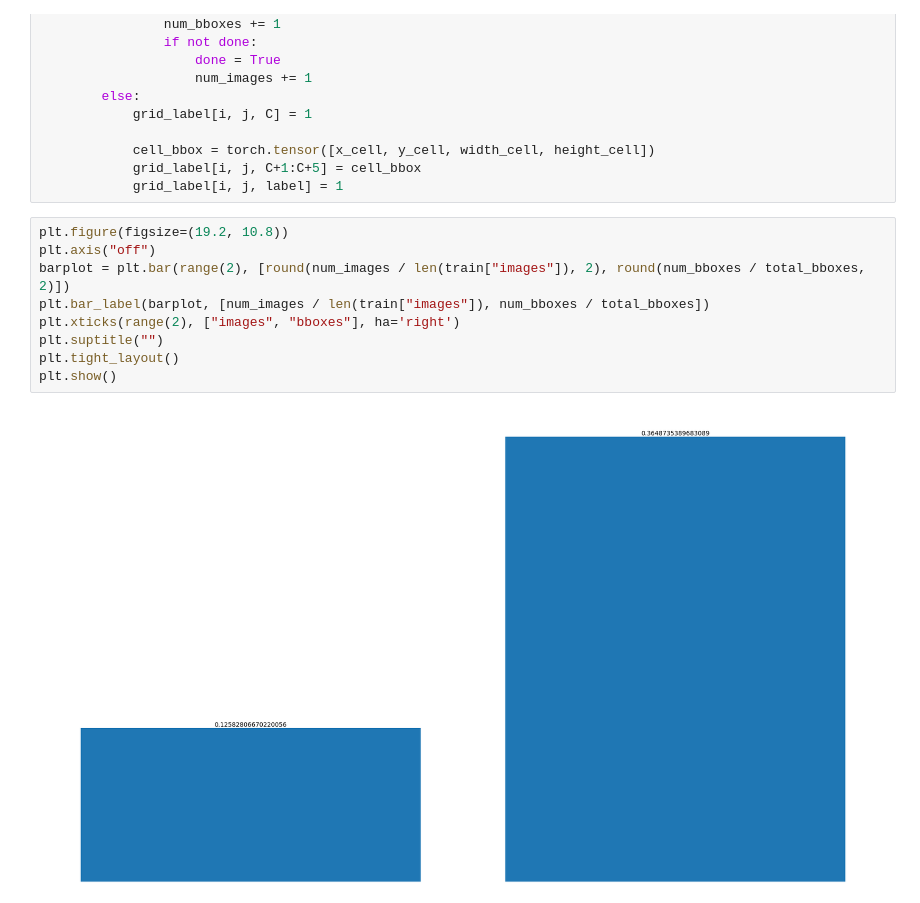
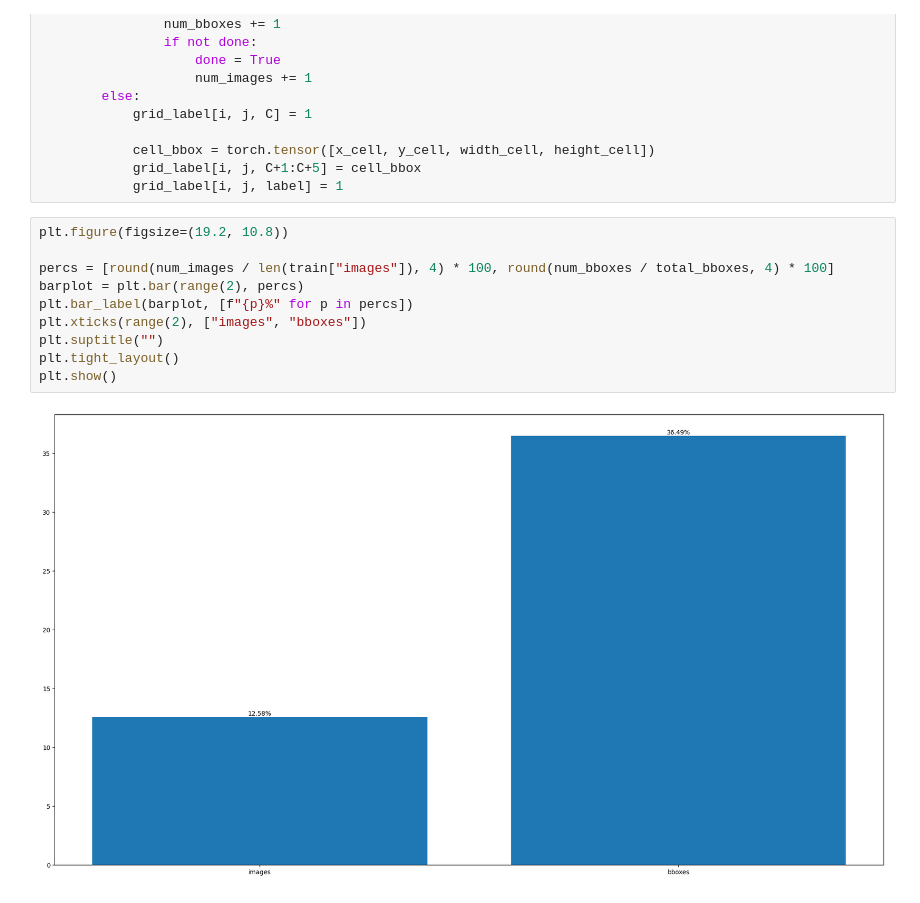
Before and after one commit to jurojin4/deep-learning-python, a Jupyter notebook: computer_vision/yolo/yolo_v1/dataset_statistics.ipynb, the cells around one changed output. Saved outputs shown, nothing was run; the diff lists cells and outputs as text.

```diff
--- a/computer_vision/yolo/yolo_v1/dataset_statistics.ipynb
+++ b/computer_vision/yolo/yolo_v1/dataset_statistics.ipynb
@@ -234,12 +243,13 @@ for (_, bboxes), (_, labels) in tqdm(zip(train["bboxes"].items(), train["labels"
             grid_label[i, j, label] = 1
 # %%
 plt.figure(figsize=(19.2, 10.8))
-plt.axis("off")
-barplot = plt.bar(range(2), [round(num_images / len(train["images"]), 2), round(num_bboxes / total_bboxes, 2)])
-plt.bar_label(barplot, [num_images / len(train["images"]), num_bboxes / total_bboxes])
-plt.xticks(range(2), ["images", "bboxes"], ha='right')
+
+percs = [round(num_images / len(train["images"]), 4) * 100, round(num_bboxes / total_bboxes, 4) * 100]
+barplot = plt.bar(range(2), percs)
+plt.bar_label(barplot, [f"{p}%" for p in percs])
+plt.xticks(range(2), ["images", "bboxes"])
 plt.suptitle("")
 plt.tight_layout()
 plt.show()
 # %% [output]
-[figure, old version]
+[figure, new version]
```
Also changed, not shown: parts of 5 cells of this notebook, 13 other files.
